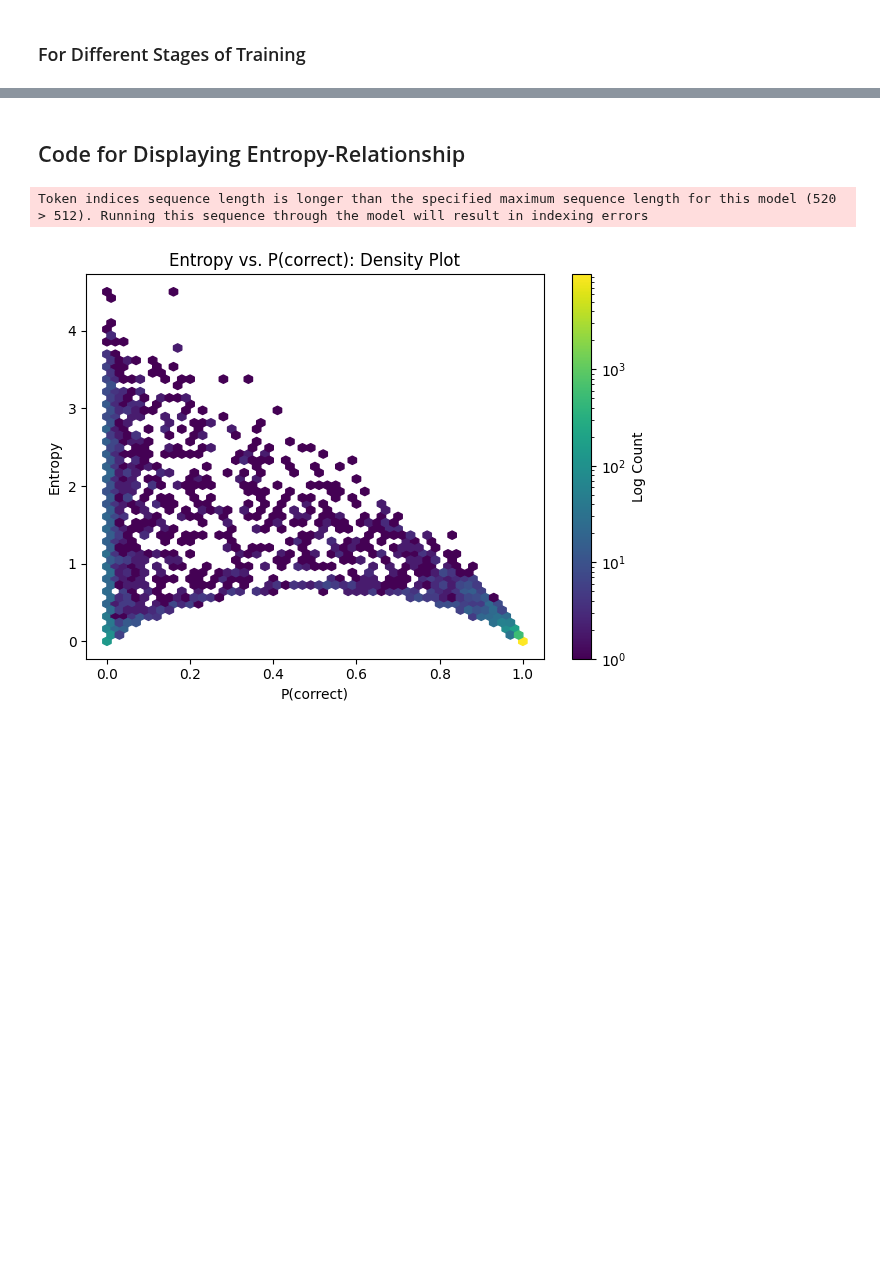
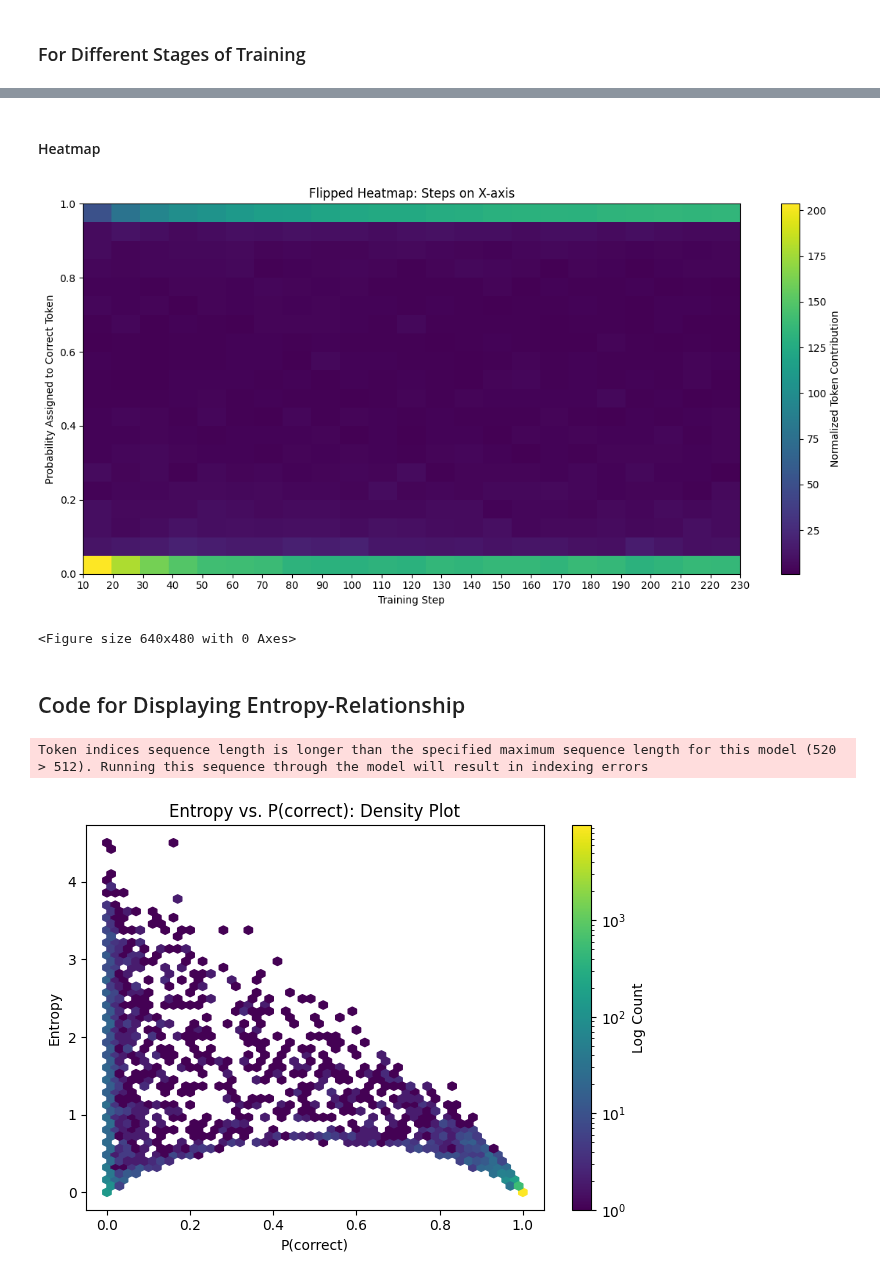
Before and after one commit to MGWSimpson/AlphaARC, a Jupyter notebook: analysis/identifying_breakpoints.ipynb, the cells around one changed output, grey strips where cells are left out. Saved outputs shown, nothing was run; the diff lists cells and outputs as text; code cells hidden in the pictures; blank space fills up the shorter version.

```diff
--- a/analysis/identifying_breakpoints.ipynb
+++ b/analysis/identifying_breakpoints.ipynb
@@ -200,8 +215,9 @@ def plot_correct_token_probs(correct_token_probs, filename):
 ### For Final Model
 # %%
 
-correct_token_probs = compute_correct_token_probs(validation_tasks,
-                                                  '../finetune-checkpoint/dev-checkpoint')
-plot_correct_token_probs(correct_token_probs, filename='../figures/main-model-histogram.png')
+
+result = compute_correct_token_probs(validation_tasks,
+                                                  '../finetune/2025-06-16_01-31-36/checkpoint-80')
+plot_correct_token_probs(result, filename='../figures/main-model-histogram.png')
 # %% [output]
 Token indices sequence length is longer than the specified maximum sequence length for this model (520 > 512). Running this sequence through the model will result in indexing errors
@@ -229,0 +248,2 @@ Token indices sequence length is longer than the specified maximum sequence leng
+# %% [markdown]
+#### Heatmap
@@ -230,3 +302,12 @@ Token indices sequence length is longer than the specified maximum sequence leng
+# %%
+checkpoint_dir = '../finetune/2025-06-16_01-31-36'
+checkpoints = get_checkpoints(checkpoint_dir)
+hist_matrix, steps, bin_edges = build_heatmap_matrix(checkpoints, validation_tasks)
+# %%
+plot_flipped_heatmap(hist_matrix, steps, bin_edges)
+# %% [output]
+[figure, added]
+<Figure size 640x480 with 0 Axes>
 # %% [markdown]
 ## Code for Displaying Entropy-Relationship
 # %%
```
Also changed, not shown: parts of 6 cells of this notebook, 8 other files.
